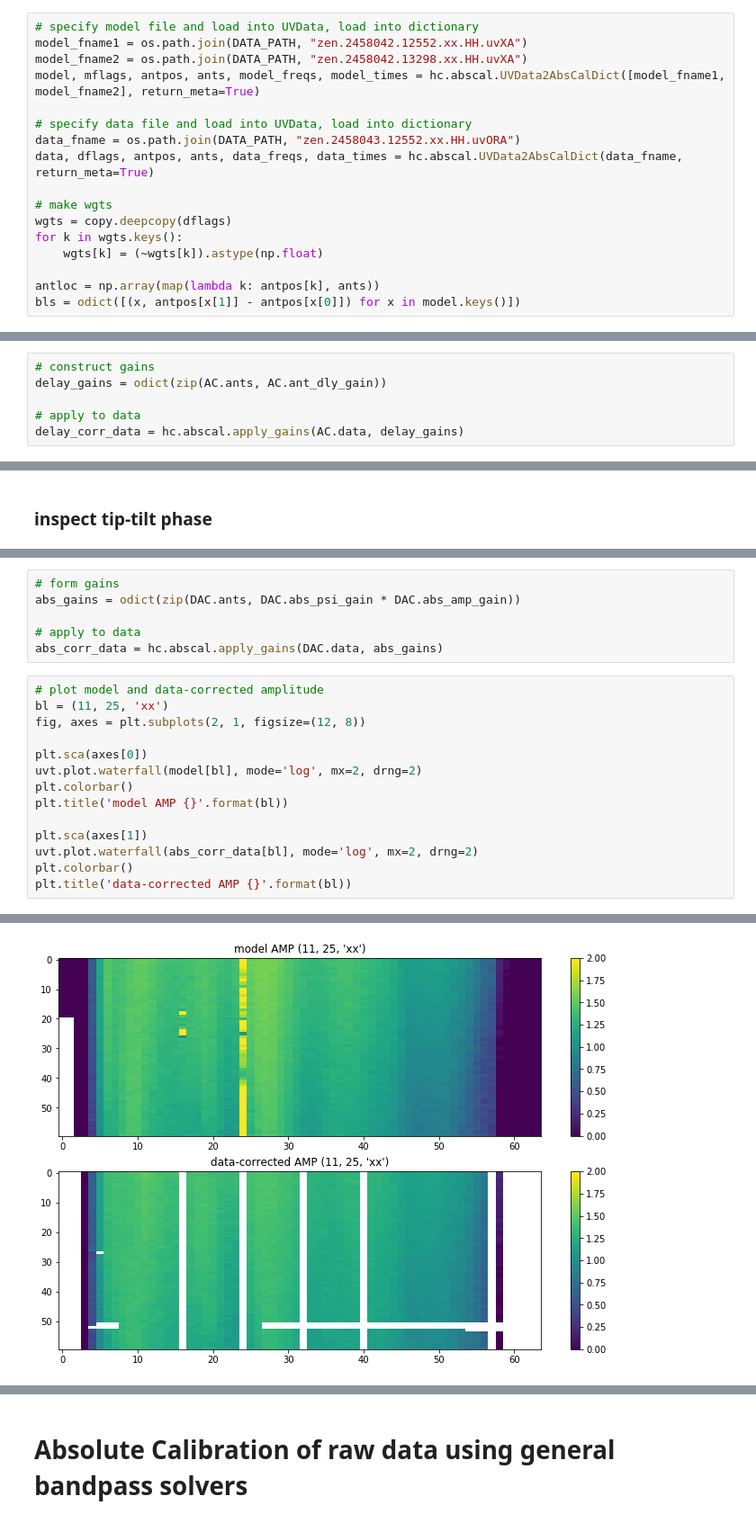
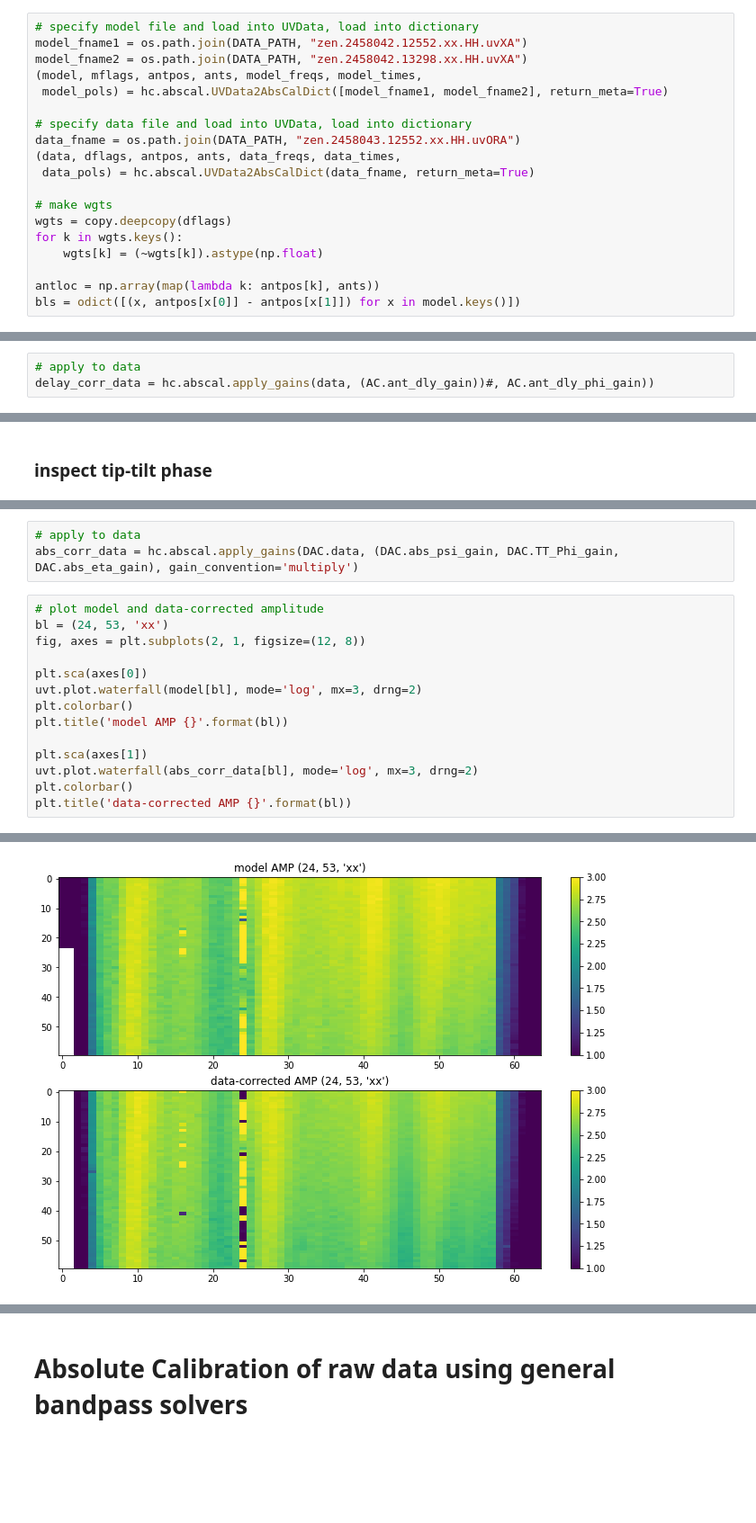
Before and after one commit to HERA-Team/hera_cal, a Jupyter notebook: scripts/notebooks/running_abscal.ipynb, the cells around one changed output, grey strips where cells are left out. Shown at 90% size. Saved outputs shown, nothing was run; the diff lists cells and outputs as text; blank space fills up the shorter version.

```diff
--- a/scripts/notebooks/running_abscal.ipynb
+++ b/scripts/notebooks/running_abscal.ipynb
@@ -42,11 +43,13 @@ These constrained bandpass solvers are `abs_amp_lincal`, which solves for a sing
 # specify model file and load into UVData, load into dictionary
 model_fname1 = os.path.join(DATA_PATH, "zen.2458042.12552.xx.HH.uvXA")
 model_fname2 = os.path.join(DATA_PATH, "zen.2458042.13298.xx.HH.uvXA")
-model, mflags, antpos, ants, model_freqs, model_times = hc.abscal.UVData2AbsCalDict([model_fname1, model_fname2], return_meta=True)
+(model, mflags, antpos, ants, model_freqs, model_times,
+ model_pols) = hc.abscal.UVData2AbsCalDict([model_fname1, model_fname2], return_meta=True)
 
 # specify data file and load into UVData, load into dictionary
 data_fname = os.path.join(DATA_PATH, "zen.2458043.12552.xx.HH.uvORA")
-data, dflags, antpos, ants, data_freqs, data_times = hc.abscal.UVData2AbsCalDict(data_fname, return_meta=True)
+(data, dflags, antpos, ants, data_freqs, data_times,
+ data_pols) = hc.abscal.UVData2AbsCalDict(data_fname, return_meta=True)
 
 # make wgts
 wgts = copy.deepcopy(dflags)
@@ -54,7 +57,7 @@ for k in wgts.keys():
     wgts[k] = (~wgts[k]).astype(np.float)
 
 antloc = np.array(map(lambda k: antpos[k], ants))
-bls = odict([(x, antpos[x[1]] - antpos[x[0]]) for x in model.keys()])
+bls = odict([(x, antpos[x[0]] - antpos[x[1]]) for x in model.keys()])
 # %%
 # plot sub-array HERA layout
 plt.figure(figsize=(6,6))
@@ -144,8 +150,5 @@ ax.set_ylim(-0.3, 0.3)
 # %%
-# construct gains
-delay_gains = odict(zip(AC.ants, AC.ant_dly_gain))
-
 # apply to data
-delay_corr_data = hc.abscal.apply_gains(AC.data, delay_gains)
+delay_corr_data = hc.abscal.apply_gains(data, (AC.ant_dly_gain))#, AC.ant_dly_phi_gain))
 # %%
 # inspect results data
@@ -286,21 +288,18 @@ ax.set_ylim(-.1, .1)
 # %%
-# form gains
-abs_gains = odict(zip(DAC.ants, DAC.abs_psi_gain * DAC.abs_amp_gain))
-
 # apply to data
-abs_corr_data = hc.abscal.apply_gains(DAC.data, abs_gains)
+abs_corr_data = hc.abscal.apply_gains(DAC.data, (DAC.abs_psi_gain, DAC.TT_Phi_gain, DAC.abs_eta_gain), gain_convention='multiply')
 # %%
 # plot model and data-corrected amplitude
-bl = (11, 25, 'xx')
+bl = (24, 53, 'xx')
 fig, axes = plt.subplots(2, 1, figsize=(12, 8))
 
 plt.sca(axes[0])
-uvt.plot.waterfall(model[bl], mode='log', mx=2, drng=2)
+uvt.plot.waterfall(model[bl], mode='log', mx=3, drng=2)
 plt.colorbar()
 plt.title('model AMP {}'.format(bl))
 
 plt.sca(axes[1])
-uvt.plot.waterfall(abs_corr_data[bl], mode='log', mx=2, drng=2)
+uvt.plot.waterfall(abs_corr_data[bl], mode='log', mx=3, drng=2)
 plt.colorbar()
 plt.title('data-corrected AMP {}'.format(bl))
 # %% [output]
@@ -308,3 +308,3 @@ plt.title('data-corrected AMP {}'.format(bl))
-[figure, old version]
+[figure, new version]
 # %%
 # plot model and data-corrected phase
```
Also changed, not shown: parts of 31 cells of this notebook, 16 other files.
